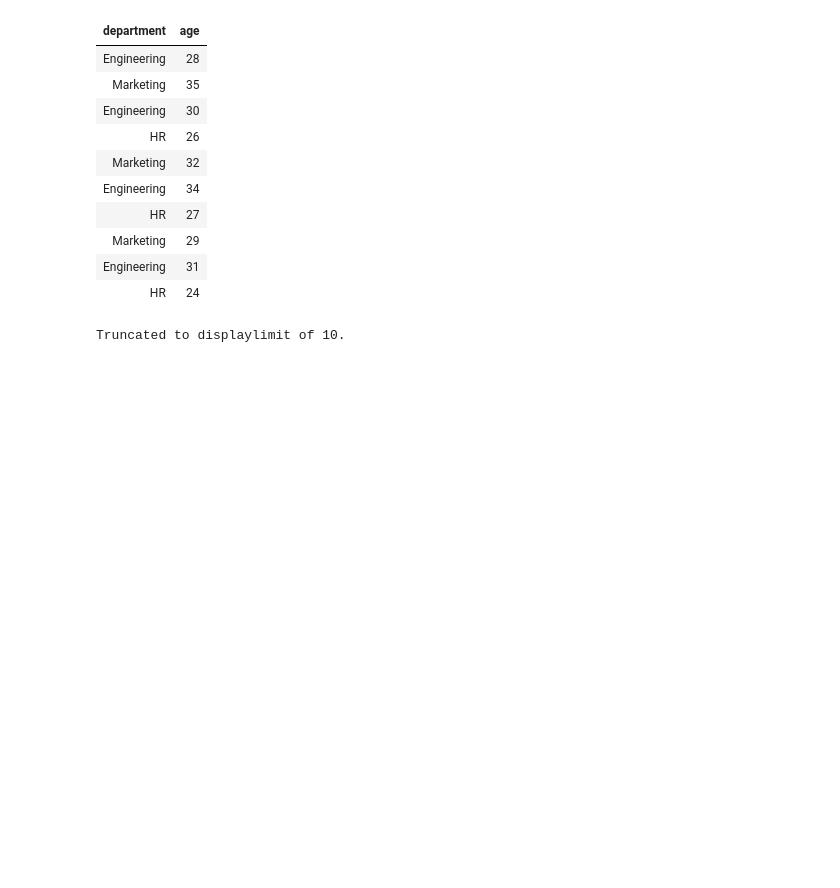
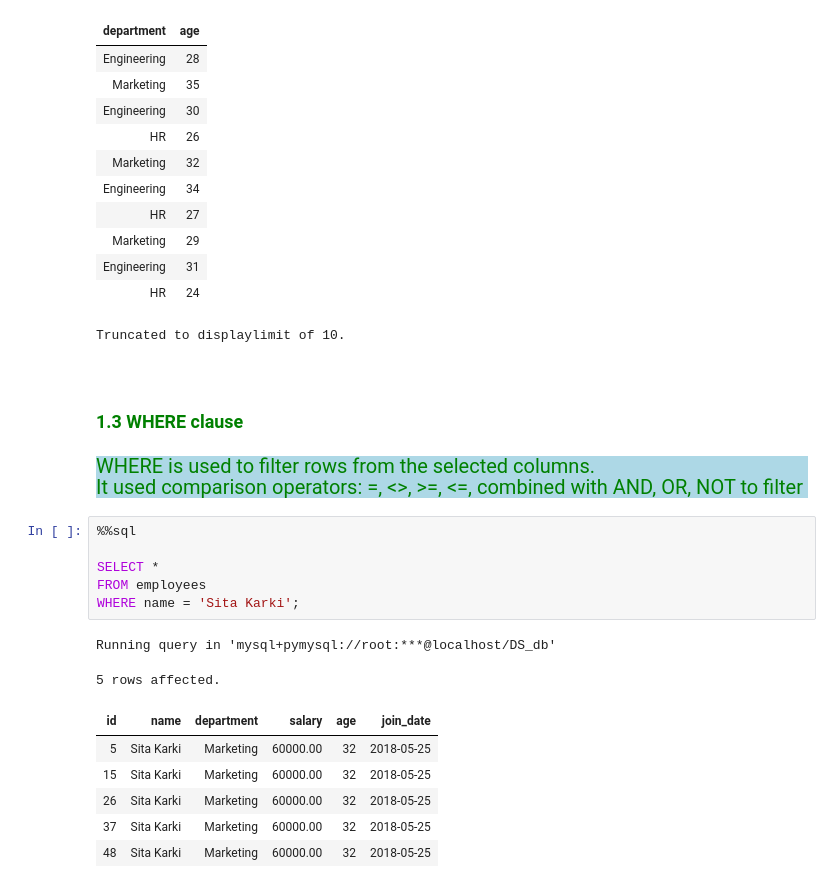
Before and after one commit to Kartika-Nidhi/SQLNotes, a Jupyter notebook: SQLNotes.ipynb, the cells around one changed output. Cells and saved outputs as stored; diff of their text form; blank space fills up the shorter version.

```diff
--- a/SQLNotes.ipynb
+++ b/SQLNotes.ipynb
@@ -143,3 +145,25 @@ Running query in 'mysql+pymysql://root:***@localhost/DS_db'
 | Engineering | 31 |
 | HR | 24 |
 Truncated to displaylimit of 10.
+# %% [markdown]
+<div>
+# %% [markdown]
+<h3 style = "color:green">1.3 WHERE clause
+# %% [markdown]
+<div style = "background-color:lightblue; color:green; font-size:20px; text-align:justify">WHERE is used to filter rows from the selected columns.<br>
+It used comparison operators: =, <>, >=, <=, combined with AND, OR, NOT to filter
+# %%
+%%sql
+
+SELECT *
+FROM employees
+WHERE name = 'Sita Karki';
+# %% [output]
+Running query in 'mysql+pymysql://root:***@localhost/DS_db'
+5 rows affected.
+| id | name | department | salary | age | join_date |
+| 5 | Sita Karki | Marketing | 60000.00 | 32 | 2018-05-25 |
+| 15 | Sita Karki | Marketing | 60000.00 | 32 | 2018-05-25 |
+| 26 | Sita Karki | Marketing | 60000.00 | 32 | 2018-05-25 |
+| 37 | Sita Karki | Marketing | 60000.00 | 32 | 2018-05-25 |
+| 48 | Sita Karki | Marketing | 60000.00 | 32 | 2018-05-25 |
```
Also changed, not shown: parts of 12 cells of this notebook.
